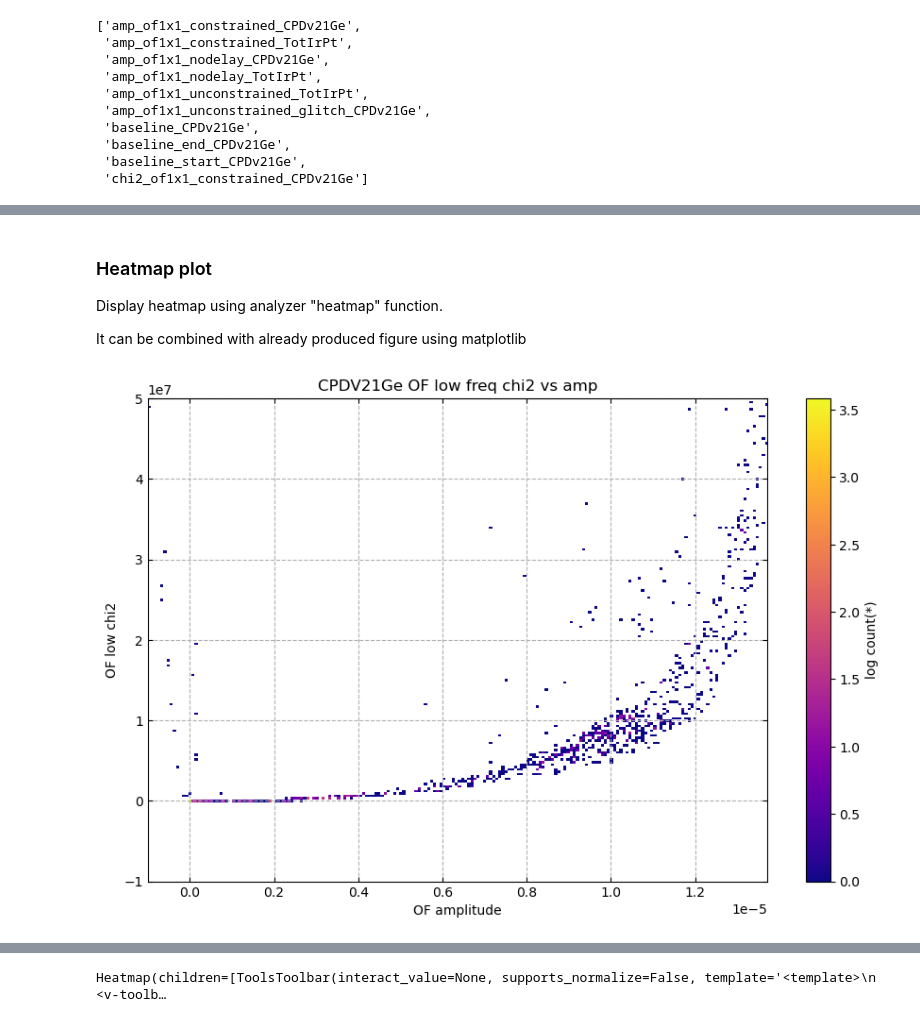
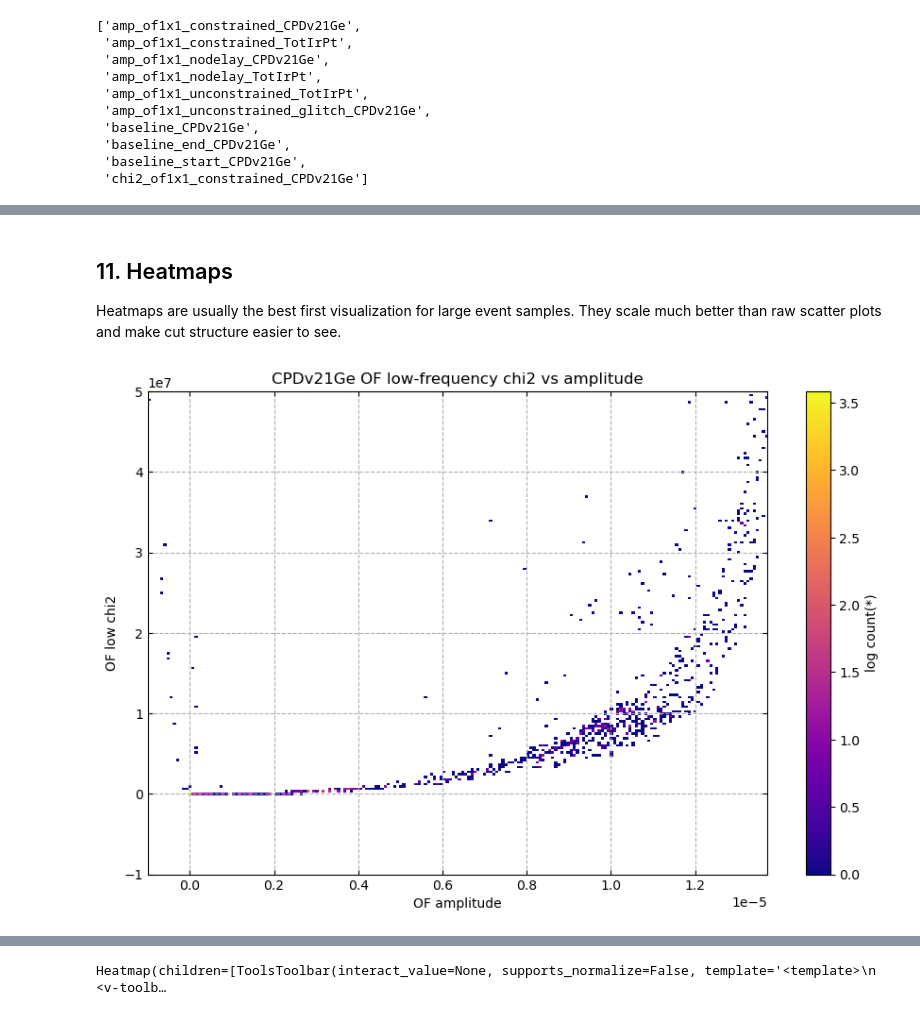
Before and after one commit to spice-herald/detanalysis, a Jupyter notebook: demos/analyzer_example.ipynb, the cells around one changed output, grey strips where cells are left out. Drawn from its saved outputs; the diff is of its cells as text; code cells hidden in the pictures.

```diff
--- a/demos/analyzer_example.ipynb
+++ b/demos/analyzer_example.ipynb
@@ -60,0 +59,4 @@ Cuts:
+# %%
+# If your repository contains reusable cut / feature scripts, attach it here.
+myanalyzer.set_analysis_repo("../")
+myanalyzer.describe()
@@ -206,19 +288,13 @@ A feature script can be loaded by either setting git repository or if not within
 # %%
-#  Example of adding a feature interactively
+# Example of adding a feature interactively
+myanalyzer.add_feature(
+    myanalyzer.df.amp_of1x1_constrained_CPDv21Ge * 1e6,
+    "new_feature",
+)
 
-# let's add a feature called... "new_feature"
-myanalyzer.add_feature(myanalyzer.df.amp_of1x1_constrained_CPDv21Ge*1e6, 'new_feature')
+print('Mean "new_feature" =', myanalyzer.df.new_feature.mean())
 
-# this is equivalent to:
-# myanalyzer.df['new_feature'] = myanalyzer.df.amp_of1x1_constrained_CPDv21Ge*1e6
-
-# mean of new feature:
-print('Mean "new_feature" = '
-      + str(myanalyzer.df.new_feature.mean()))
-
-
-# derived feature script (already loaded)
-print('Mean "slope" = '
-      + str(myanalyzer.df.slope_CPDv21Ge.mean()))
+# Example of a derived feature loaded from the analysis repository
+print('Mean "slope_CPDv21Ge" =', myanalyzer.df.slope_CPDv21Ge.mean())
 # %% [output]
 Mean "new_feature" = 8.940265675273992
@@ -241,17 +317,18 @@ fig, ax = myanalyzer.hist('amp_of1x1_constrained_CPDv21Ge',
 # %% [markdown]
-###  Heatmap plot
+## 11. Heatmaps
 
-Display heatmap using analyzer "heatmap" function.
-
-It can be combined with already produced figure using matplotlib
+Heatmaps are usually the best first visualization for large event samples.
+They scale much better than raw scatter plots and make cut structure easier to see.
 # %%
-# example heatmap chi2 vs amp
-fig,ax  = myanalyzer.heatmap('amp_of1x1_constrained_CPDv21Ge',
-                             'lowchi2_of1x1_constrained_CPDv21Ge',
-                             ylimits = [-0.1e8, 0.5e8],
-                             shape=200,
-                             xlabel='OF amplitude', ylabel='OF low chi2',
-                             title='CPDV21Ge OF low freq chi2 vs amp')
+fig, ax = myanalyzer.heatmap(
+    "amp_of1x1_constrained_CPDv21Ge",
+    "lowchi2_of1x1_constrained_CPDv21Ge",
+    ylimits=[-0.1e8, 0.5e8],
+    shape=200,
+    xlabel="OF amplitude",
+    ylabel="OF low chi2",
+    title="CPDv21Ge OF low-frequency chi2 vs amplitude",
+)
 # %% [output]
-[figure, old version]
+[figure, new version]
 # %% [markdown]
```
Also changed, not shown: parts of 31 cells of this notebook, 2 other files.
